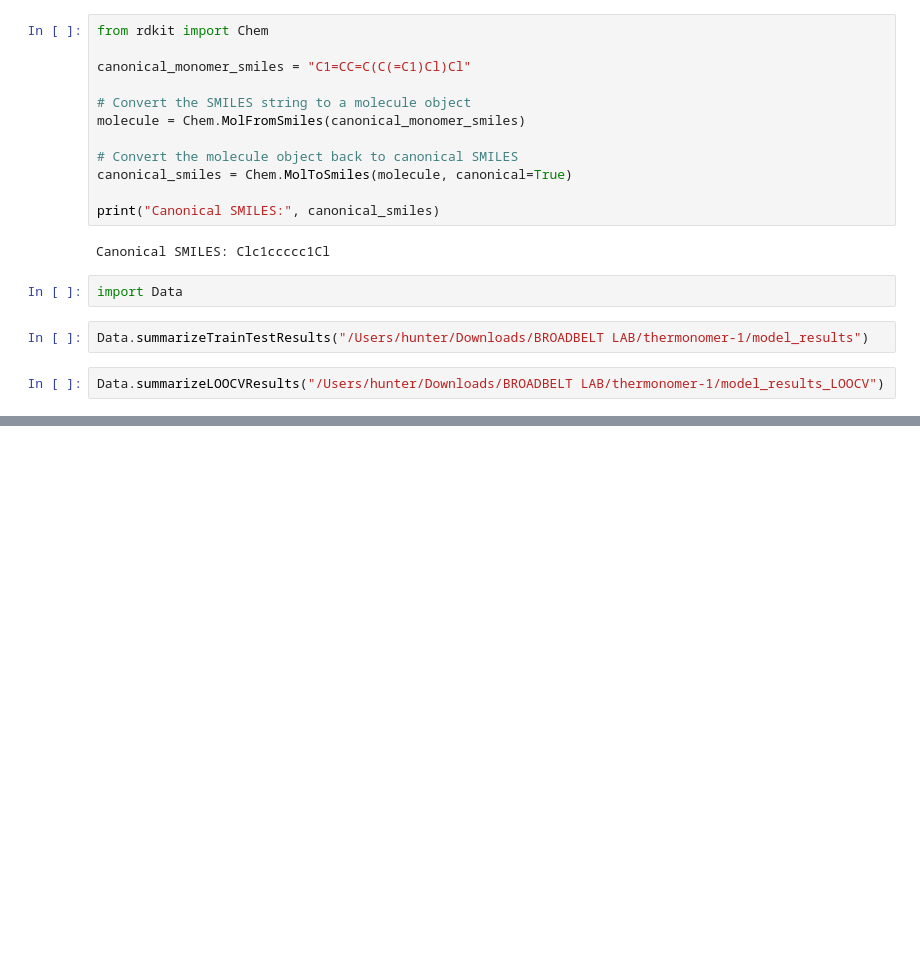
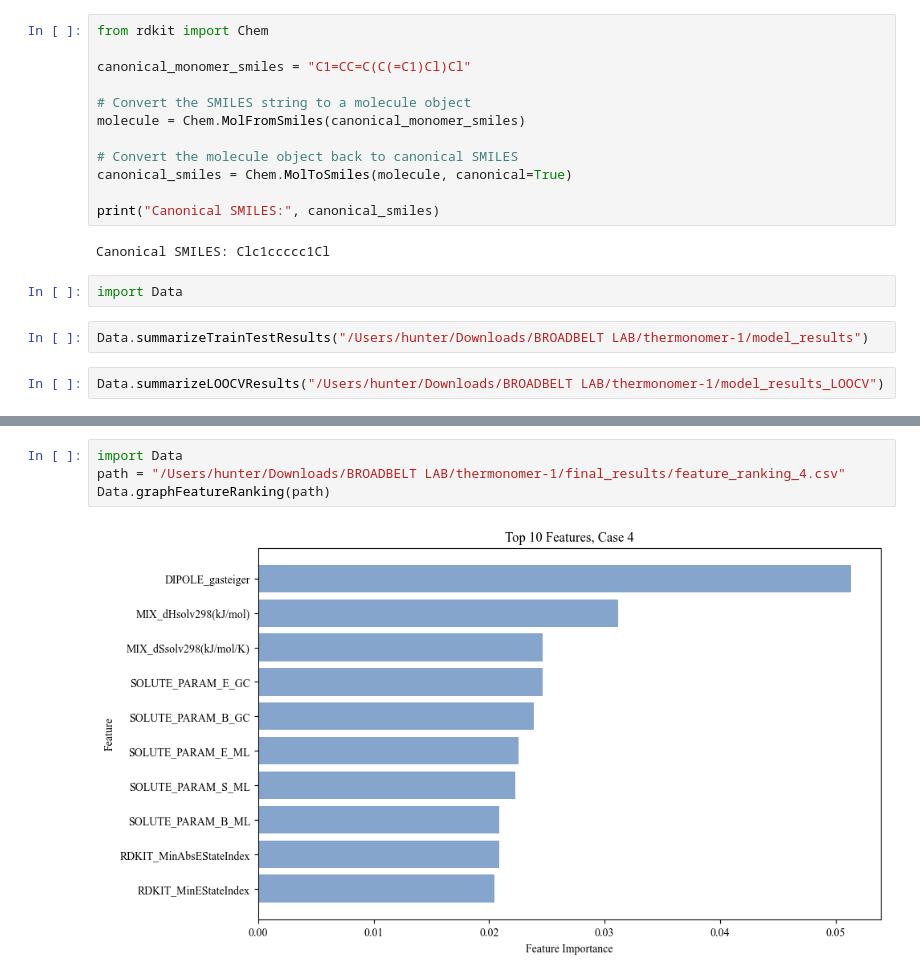
Before and after one commit to skozarekar/thermonomer, a Jupyter notebook: walkthrough.ipynb, the cells around one changed output, grey strips where cells are left out. Cells and saved outputs as stored; diff of their text form; blank space fills up the shorter version.

Commit message:
Feature ranking included

```diff
--- a/walkthrough.ipynb
+++ b/walkthrough.ipynb
@@ -263,0 +264,6 @@ Data.graphExpPred(path)
+# %%
+import Data
+path = "/Users/hunter/Downloads/BROADBELT LAB/thermonomer-1/final_results/feature_ranking_4.csv"
+Data.graphFeatureRanking(path)
+# %% [output]
+[figure, added]
```
Also changed, not shown: parts of 2 cells of this notebook, 54 other files.
